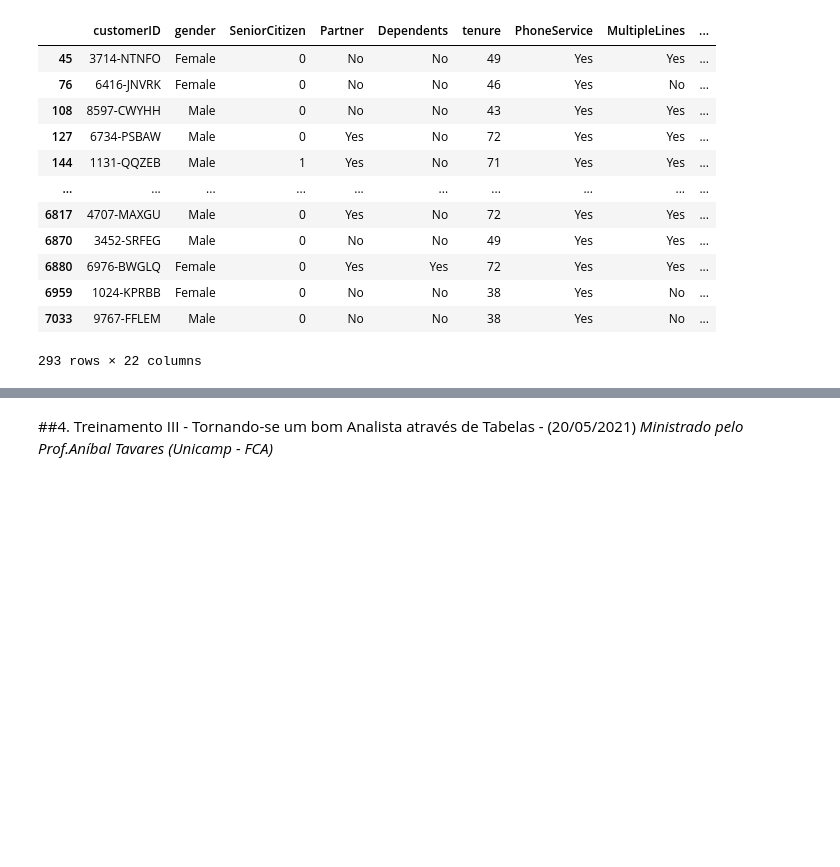
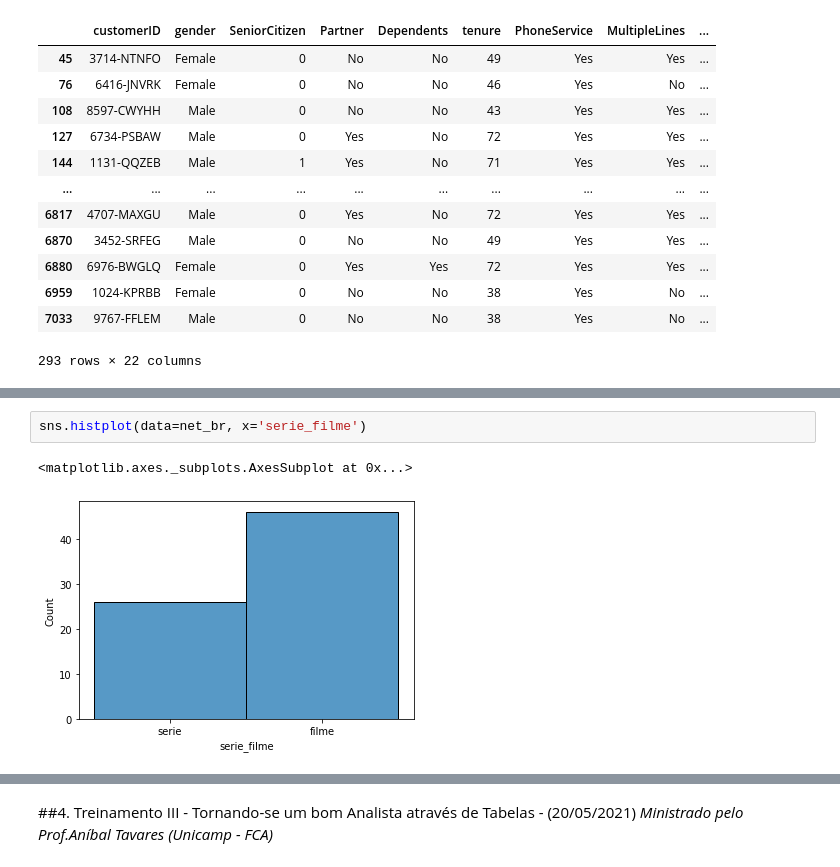
Before and after one commit to m-eicardi/MTEch-2021, a Jupyter notebook: MTEch_MSE.ipynb, the cells around one changed output, grey strips where cells are left out. Drawn from its saved outputs; the diff is of its cells as text; blank space fills up the shorter version.

```diff
--- a/MTEch_MSE.ipynb
+++ b/MTEch_MSE.ipynb
@@ -388,0 +559,5 @@ dados4
+# %%
+sns.histplot(data=net_br, x='serie_filme')
+# %% [output]
+<matplotlib.axes._subplots.AxesSubplot at 0x...>
+[figure, added]
```
Also changed, not shown: parts of 30 cells of this notebook.
